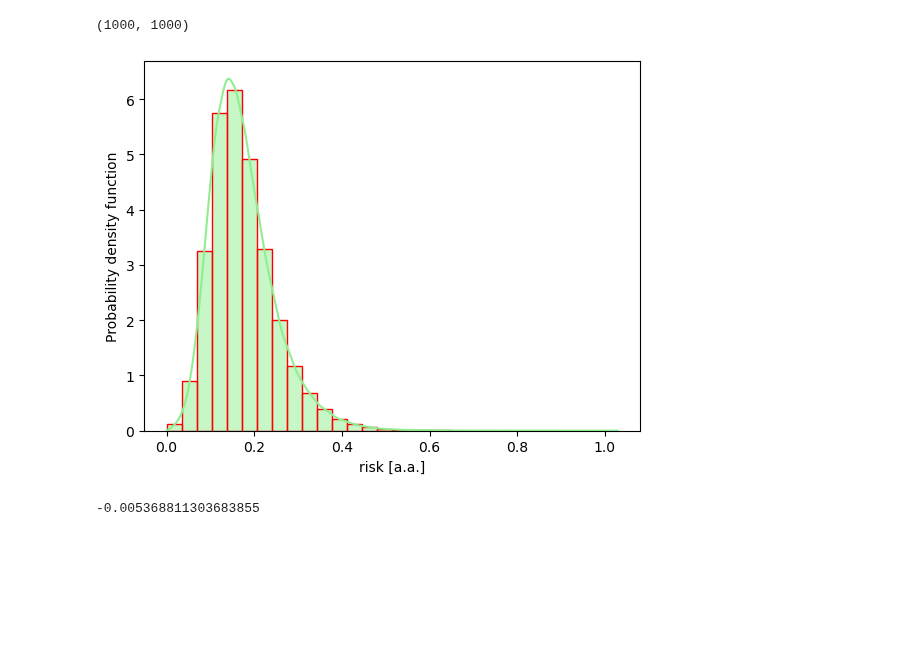
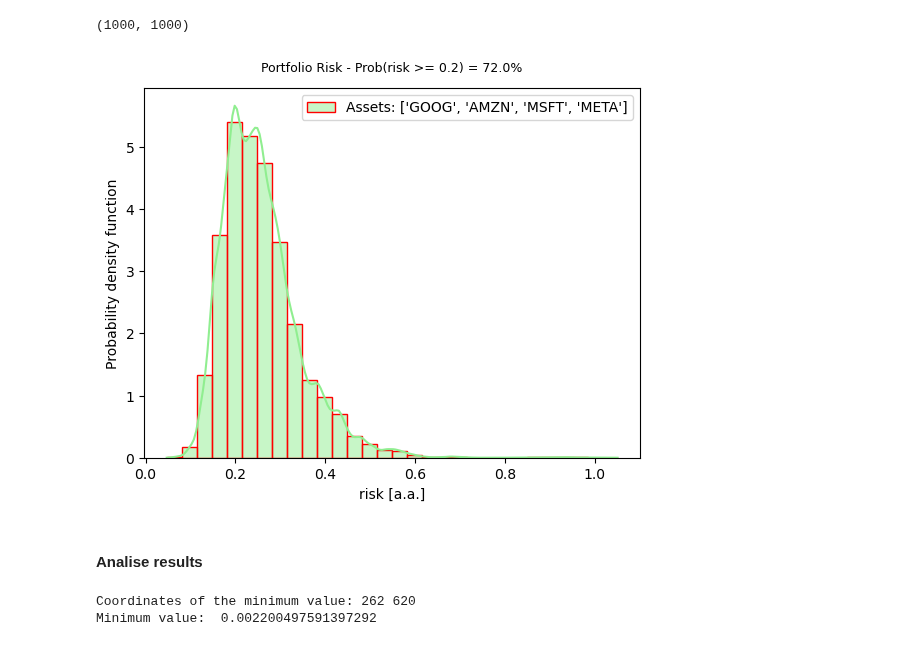
Before and after one commit to UlissesMorais/N-assets-allocation-simulation-model, a Jupyter notebook: historical-risk.ipynb, the cells around one changed output. Cells and saved outputs as stored; diff of their text form; code cells hidden in the pictures; blank space fills up the shorter version.

Commit message:
Analise risk results

```diff
--- a/historical-risk.ipynb
+++ b/historical-risk.ipynb
@@ -27,7 +27,7 @@ def fetch_stock_data(tickers, start_date, end_date, interval):
     return data
 # %%
 # select tickers
-tickers = ["BRK-B", "IAU", "MSFT", "META"] #, "GOOG", "AMZN", "AAPL", "TSM", "BAC", "WFC"]  #VALE, KO, JNJ, DG, DIS, SPY
+tickers = ["GOOG", "AMZN", "MSFT", "META"] #, "BRK-B", "IAU", "GOOG", "AMZN", "AAPL", "TSM", "BAC", "WFC"]  #VALE, KO, JNJ, DG, DIS, SPY
 
 # date format YYYY-MM-DD
 start_date = "2010-01-01"
@@ -596,19 +596,24 @@ risk_matrix.shape
 # %time a = np.dot( np.dot( weight_matrix.T, cov_matrix),  weight_matrix)
 # %%
 # Fit a Lognormal distribution to the returns_daily (actually, the pricing ratio Pn+12/Pn)
-data = np.sqrt(risk_matrix.reshape(-1))
+risk_reshaped = risk_matrix.reshape(-1)
+data = np.sqrt(risk_reshaped[risk_reshaped >= 0])
 # sigma, loc, scale = lognorm.fit(data)
 
-sns.histplot(data= data, bins=30, stat="density", kde=True, color='lightgreen', edgecolor='red')
+sns.histplot(data= data, bins=50, stat="density", kde=True, color='lightgreen', edgecolor='red', label=f"Assets: {tickers}")
 # xmin, xmax = plt.xlim()
 # x = np.linspace(xmin, xmax, 1000)
 # pdf = lognorm.pdf(x, sigma, loc= loc, scale= scale)
 
 # plt.plot(x, pdf, 'k', label="lognormal", linewidth=2)
 # plt.title(f"Portfolio {tickers} --> Fit results: sigma = %.2f,  loc = %.2f, scale = %.2f" % (sigma, loc, scale))
+threshold = 0.2
+risk_threshold = np.count_nonzero(data > threshold) / np.max(data.shape)
+
+plt.title(f"Portfolio Risk - Prob(risk >= {threshold}) = {int(100 * risk_threshold)}.0%")
 plt.ylabel("Probability density function")
 plt.xlabel("risk [a.a.]")
-# plt.legend()
+plt.legend()
 plt.show()
 # %% [output]
-[figure, old version]
+[figure, new version]
@@ -621,0 +620,2 @@ plt.show()
+# %% [markdown]
+#### Analise results
@@ -622,11 +627,10 @@ plt.show()
 # %%
-# # Find the coordinates (indices) of the minimum value
-# min_index = np.unravel_index(np.argmin(risk_matrix), risk_matrix.shape)
+# Find the coordinates (indices) of the minimum value
+i, j = np.unravel_index(np.argmin(risk_matrix), risk_matrix.shape)
 
-# # Print the coordinates
-# print("Coordinates of the minimum value:", min_index)
+# Print the coordinates
+print("Coordinates of the minimum value:", i, j)
+print("Minimum value: ", risk_total_matrix[j, i, j])
+# %% [output]
+Coordinates of the minimum value: 262 620
+Minimum value:  0.002200497591397292
-# %%
-# minimum value
-risk_matrix[262,192]
-# %% [output]
--0.005368811303683855
```
Also changed, not shown: parts of 22 cells of this notebook, 2 other files.
